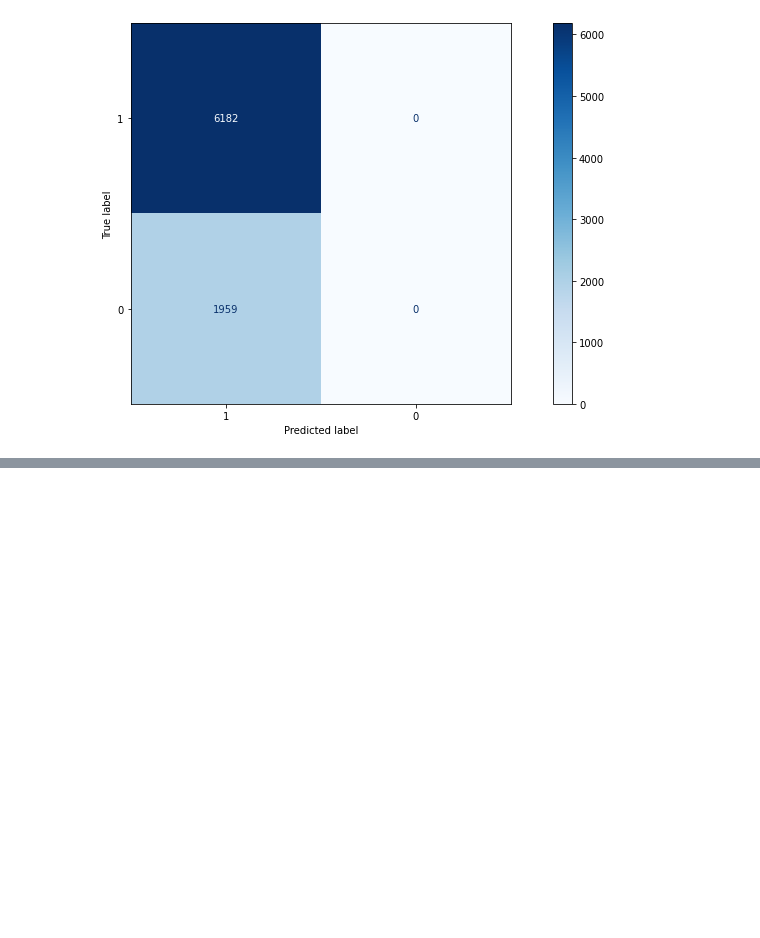
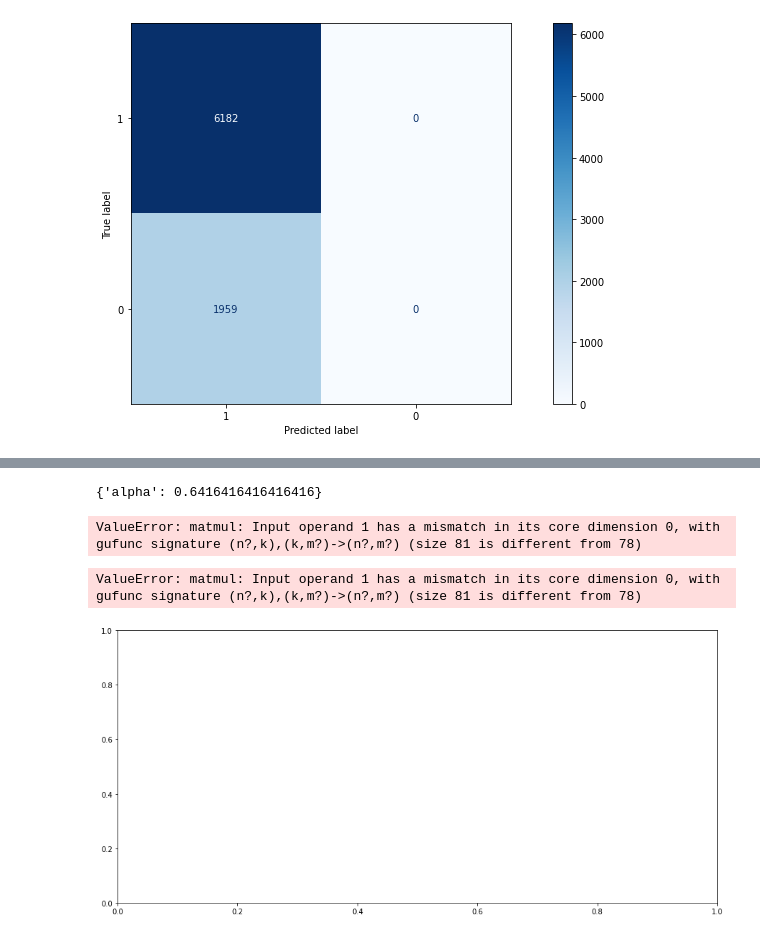
Before and after one commit to ncontinanza/tp-datos-1c2021-de-angelis-riva-continanza, a Jupyter notebook: Parte2/bayes.ipynb, the cells around one changed output, grey strips where cells are left out. Drawn from its saved outputs; the diff is of its cells as text; code cells hidden in the pictures; blank space fills up the shorter version.

```diff
--- a/Parte2/bayes.ipynb
+++ b/Parte2/bayes.ipynb
@@ -170,0 +199,17 @@ plot_roc_curve(gscv, X_test, y_test)
+# %%
+gscv = GridSearchCV(model, params, scoring='roc_auc', n_jobs=-1, verbose=10)
+# %%
+X = df[df.columns.drop('tiene_alto_valor_adquisitivo')]
+Y = df['tiene_alto_valor_adquisitivo']
+X = pd.get_dummies(X)
+
+X_train, X_test, y_train, y_test = train_test_split(X, Y, random_state=112)
+print(X_train.shape)
+print(X_test.shape)
+print(y_train.shape)
+print(y_test.shape)
+X_train, y_train, X_test, y_test = preprocessing.preprocessing_equilibrado(X_train, X_test, y_train, y_test)
+print(X_train.shape)
+print(X_test.shape)
+print(y_train.shape)
+print(y_test.shape)
@@ -170,0 +225,8 @@ plot_roc_curve(gscv, X_test, y_test)
+# %%
+scaler_train = MinMaxScaler() # Por default, en [0,1]
+scaler_test = MinMaxScaler() # Por default, en [0,1]
+
+X_train = pd.DataFrame(scaler_train.fit_transform(X_train))
+X_test = pd.DataFrame(scaler_test.fit_transform(X_test))
+#X_test = pd.DataFrame(scaler.transform(X_test))
+#X_test = scaler_test.fit_transform(X_test.values.reshape(-1, 1))
@@ -170,0 +243,3 @@ plot_roc_curve(gscv, X_test, y_test)
+# %%
+%%time
+gscv.fit(X_train, y_train)
@@ -170,0 +265,16 @@ plot_roc_curve(gscv, X_test, y_test)
+# %%
+gscv.best_params_
+# %% [output]
+{'alpha': 0.6416416416416416}
+# %%
+print(classification_report(y_test,gscv.predict(X_test)))
+# %% [output]
+ValueError: matmul: Input operand 1 has a mismatch in its core dimension 0, with gufunc signature (n?,k),(k,m?)->(n?,m?) (size 81 is different from 78)
+# %%
+fig, ax = plt.subplots(figsize=(15,7))
+plt.grid(False)
+plot_confusion_matrix(gscv, X_test, y_test, cmap=plt.cm.Blues, display_labels=['1', '0'], ax=ax)
+plt.show()
+# %% [output]
+ValueError: matmul: Input operand 1 has a mismatch in its core dimension 0, with gufunc signature (n?,k),(k,m?)->(n?,m?) (size 81 is different from 78)
+[figure, added]
```
Also changed, not shown: parts of 18 cells of this notebook, 16 other files.
